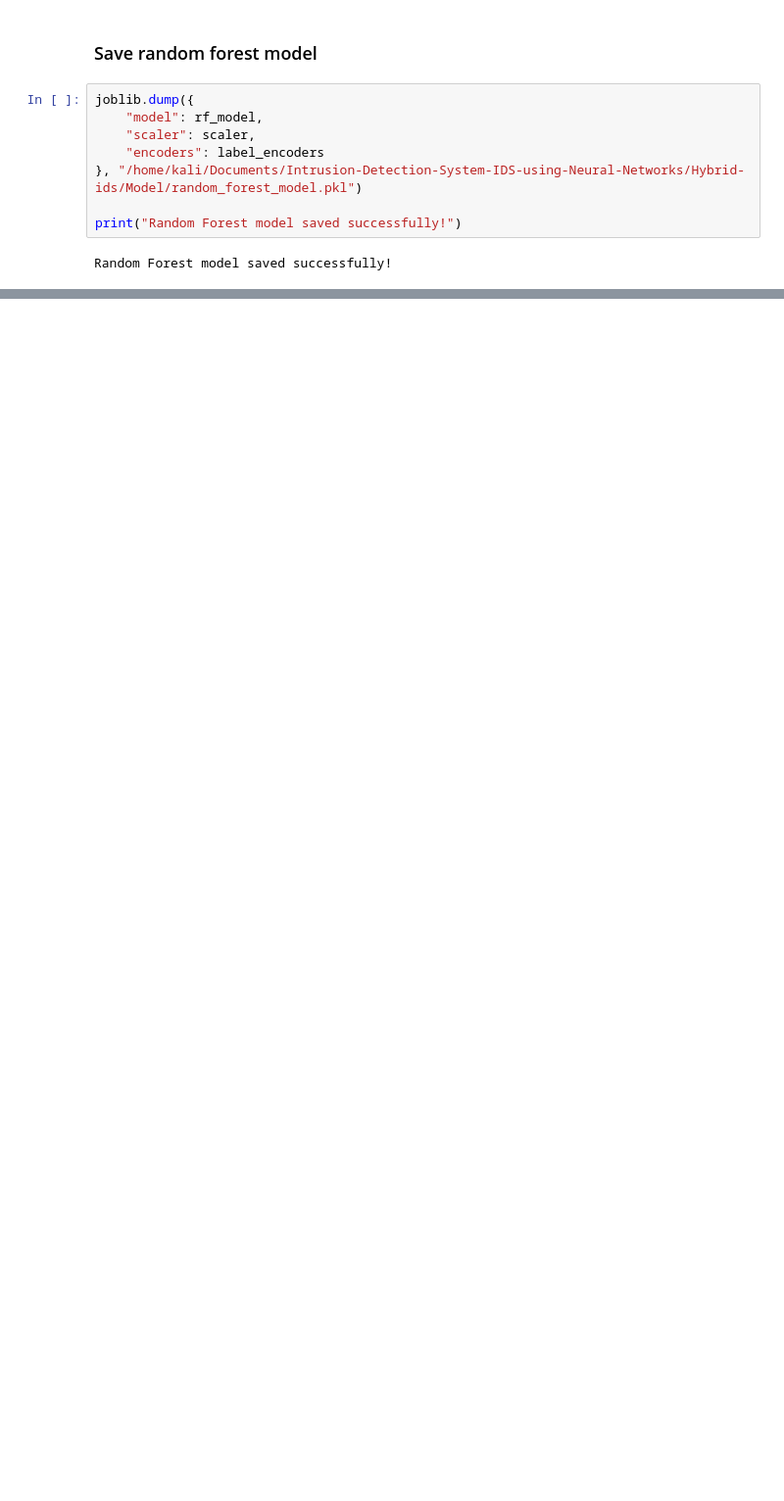
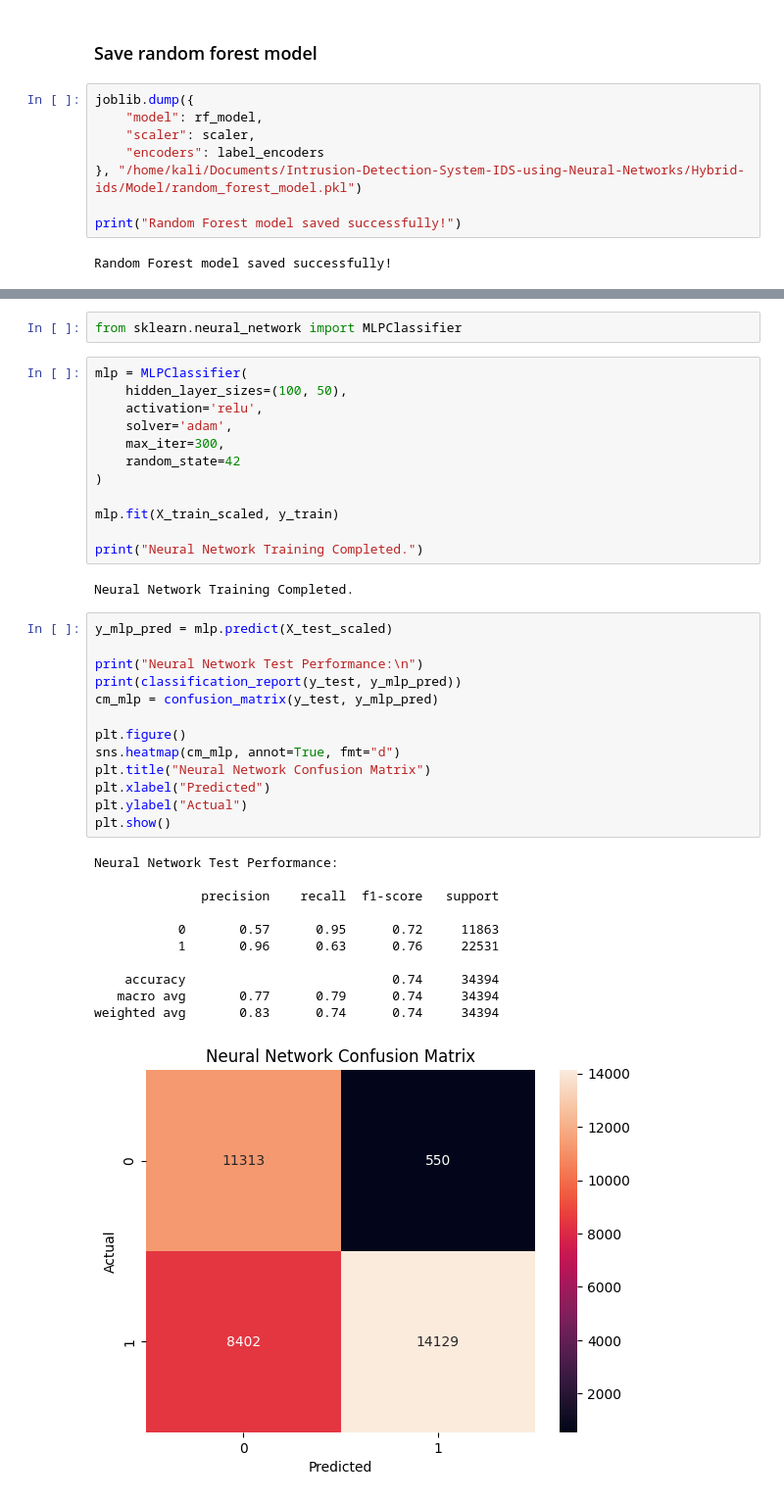
Before and after one commit to Uzairmohsin/Hybrid-Intrusion-Detection-System, a Jupyter notebook: Hybrid-ids/notebooks/train_random_forest.ipynb, the cells around one changed output, grey strips where cells are left out. Shown at 98% size. Cells and saved outputs as stored; diff of their text form; blank space fills up the shorter version.

```diff
--- a/Hybrid-ids/notebooks/train_random_forest.ipynb
+++ b/Hybrid-ids/notebooks/train_random_forest.ipynb
@@ -202,0 +205,41 @@ Random Forest model saved successfully!
+# %%
+from sklearn.neural_network import MLPClassifier
+# %%
+mlp = MLPClassifier(
+    hidden_layer_sizes=(100, 50),
+    activation='relu',
+    solver='adam',
+    max_iter=300,
+    random_state=42
+)
+
+mlp.fit(X_train_scaled, y_train)
+
+print("Neural Network Training Completed.")
+# %% [output]
+Neural Network Training Completed.
+# %%
+y_mlp_pred = mlp.predict(X_test_scaled)
+
+print("Neural Network Test Performance:\n")
+print(classification_report(y_test, y_mlp_pred))
+cm_mlp = confusion_matrix(y_test, y_mlp_pred)
+
+plt.figure()
+sns.heatmap(cm_mlp, annot=True, fmt="d")
+plt.title("Neural Network Confusion Matrix")
+plt.xlabel("Predicted")
+plt.ylabel("Actual")
+plt.show()
+# %% [output]
+Neural Network Test Performance:
+
+              precision    recall  f1-score   support
+
+           0       0.57      0.95      0.72     11863
+           1       0.96      0.63      0.76     22531
+
+    accuracy                           0.74     34394
+   macro avg       0.77      0.79      0.74     34394
+weighted avg       0.83      0.74      0.74     34394
+[figure, added]
```
Also changed, not shown: parts of 2 cells of this notebook, 14 other files.
